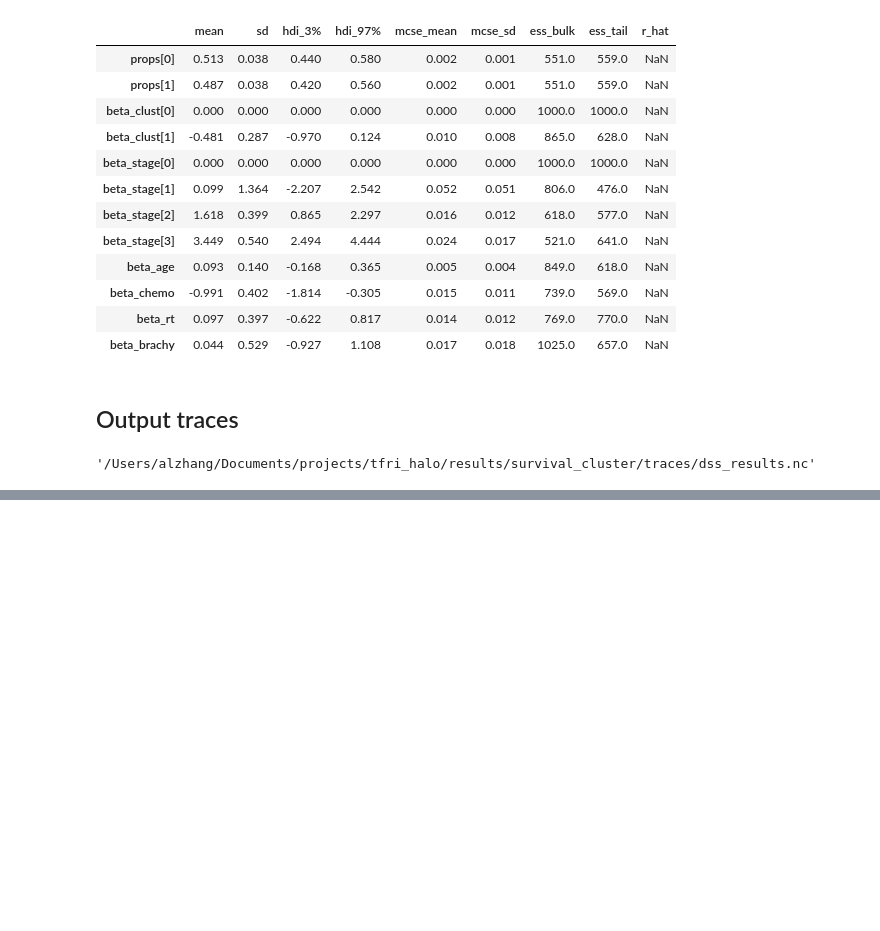
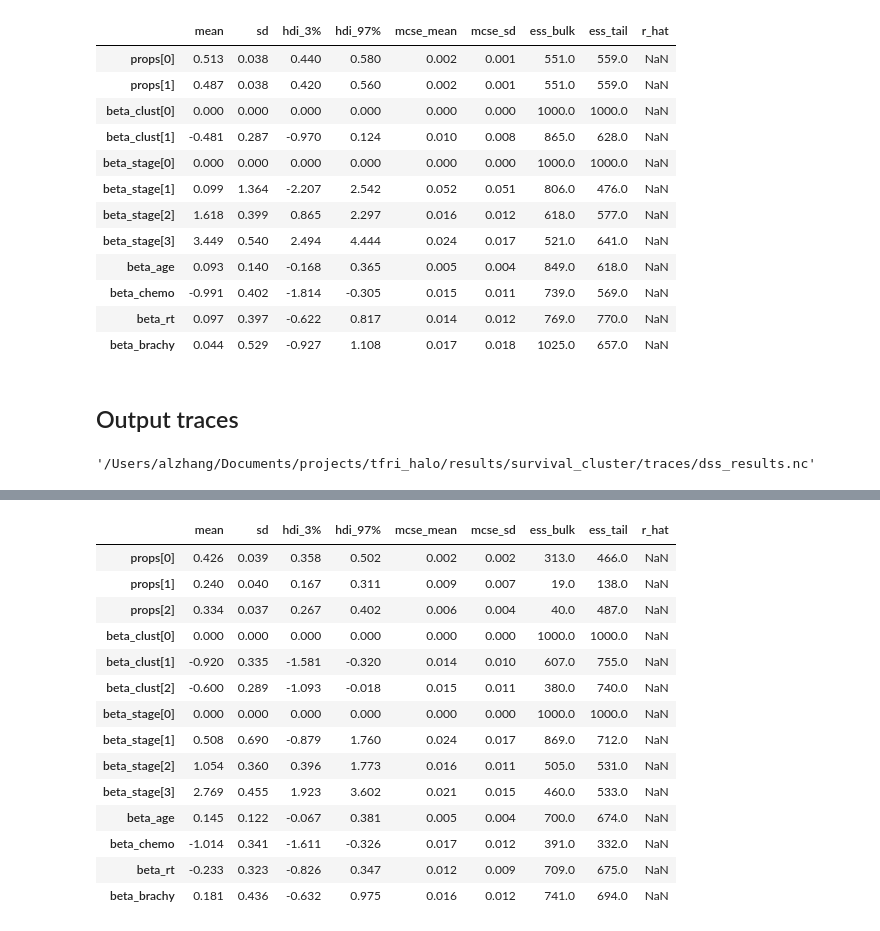
Before and after one commit to Irrationone/tfri_halo, a Jupyter notebook: submission/draft/survival_clustering.ipynb, the cells around one changed output, grey strips where cells are left out. Cells and saved outputs as stored; diff of their text form; code cells hidden in the pictures; blank space fills up the shorter version.

```diff
--- a/submission/draft/survival_clustering.ipynb
+++ b/submission/draft/survival_clustering.ipynb
@@ -388,0 +390,2 @@ dss_outputs['trace'].to_netcdf(os.path.join(trace_output_dir, 'dss_results.nc'))
+# %%
+os_outputs_3clust = fit_survcluster_model(os_inputs, nclusts = 3, ncenters = 20, interval_length = 0.1, epsilon = 1e-6, ndraw = 1000, ntune=1000)
@@ -388,0 +417,3 @@ dss_outputs['trace'].to_netcdf(os.path.join(trace_output_dir, 'dss_results.nc'))
+# %%
+pm.summary(os_outputs_3clust['trace'], var_names=["props", "beta_clust", "beta_stage", "beta_age", "beta_chemo", "beta_rt", "beta_brachy"])
+# %% [output]
@@ -388,0 +421,15 @@ dss_outputs['trace'].to_netcdf(os.path.join(trace_output_dir, 'dss_results.nc'))
+|  | mean | sd | hdi_3% | hdi_97% | mcse_mean | mcse_sd | ess_bulk | ess_tail | r_hat |
+| props[0] | 0.426 | 0.039 | 0.358 | 0.502 | 0.002 | 0.002 | 313.0 | 466.0 | NaN |
+| props[1] | 0.240 | 0.040 | 0.167 | 0.311 | 0.009 | 0.007 | 19.0 | 138.0 | NaN |
+| props[2] | 0.334 | 0.037 | 0.267 | 0.402 | 0.006 | 0.004 | 40.0 | 487.0 | NaN |
+| beta_clust[0] | 0.000 | 0.000 | 0.000 | 0.000 | 0.000 | 0.000 | 1000.0 | 1000.0 | NaN |
+| beta_clust[1] | -0.920 | 0.335 | -1.581 | -0.320 | 0.014 | 0.010 | 607.0 | 755.0 | NaN |
+| beta_clust[2] | -0.600 | 0.289 | -1.093 | -0.018 | 0.015 | 0.011 | 380.0 | 740.0 | NaN |
+| beta_stage[0] | 0.000 | 0.000 | 0.000 | 0.000 | 0.000 | 0.000 | 1000.0 | 1000.0 | NaN |
+| beta_stage[1] | 0.508 | 0.690 | -0.879 | 1.760 | 0.024 | 0.017 | 869.0 | 712.0 | NaN |
+| beta_stage[2] | 1.054 | 0.360 | 0.396 | 1.773 | 0.016 | 0.011 | 505.0 | 531.0 | NaN |
+| beta_stage[3] | 2.769 | 0.455 | 1.923 | 3.602 | 0.021 | 0.015 | 460.0 | 533.0 | NaN |
+| beta_age | 0.145 | 0.122 | -0.067 | 0.381 | 0.005 | 0.004 | 700.0 | 674.0 | NaN |
+| beta_chemo | -1.014 | 0.341 | -1.611 | -0.326 | 0.017 | 0.012 | 391.0 | 332.0 | NaN |
+| beta_rt | -0.233 | 0.323 | -0.826 | 0.347 | 0.012 | 0.009 | 709.0 | 675.0 | NaN |
+| beta_brachy | 0.181 | 0.436 | -0.632 | 0.975 | 0.016 | 0.012 | 741.0 | 694.0 | NaN |
```
Also changed, not shown: parts of 33 cells of this notebook, 22 other files.
